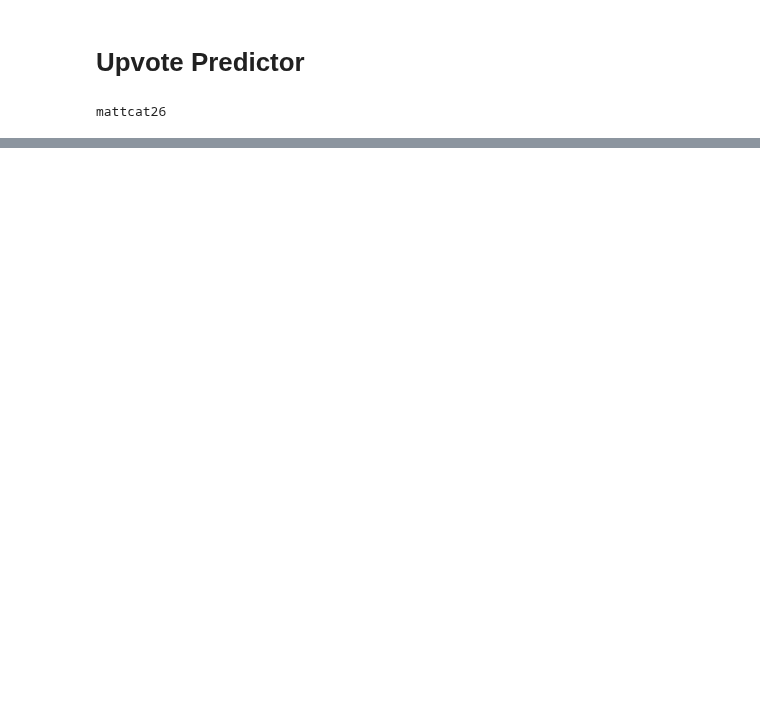
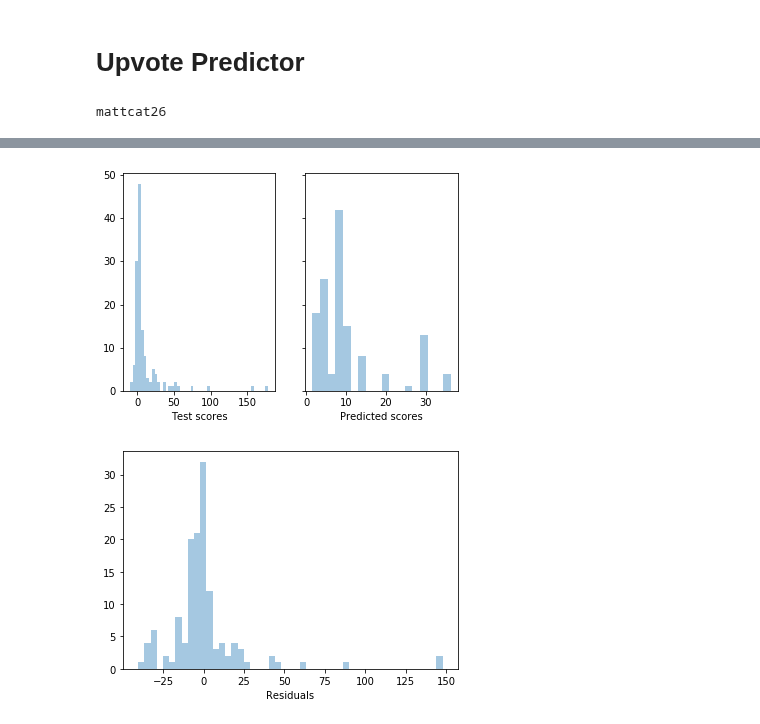
Before and after one commit to mcatalano26/cmps-cap, a Jupyter notebook: Upvote Predictor.ipynb, the cells around one changed output, grey strips where cells are left out. Cells and saved outputs as stored; diff of their text form; code cells hidden in the pictures; blank space fills up the shorter version.

Commit message:
upvote predictor functional but not very accurate

```diff
--- a/Upvote Predictor.ipynb
+++ b/Upvote Predictor.ipynb
@@ -124,0 +278,4 @@ def get_feature_importance(model):
+# %%
+baseline = DummyRegressor(strategy='mean')
+baseline.fit(X_train,y_train)
+model_performance_dict["Baseline"] = model_diagnostics(baseline)
@@ -124,0 +373,6 @@ def get_feature_importance(model):
+# %%
+y_predicted = rf.predict(X_test)
+plot_residuals(y_test,y_predicted)
+# %% [output]
+[figure, added]
+[figure, added]
```
Also changed, not shown: parts of 24 cells of this notebook.
